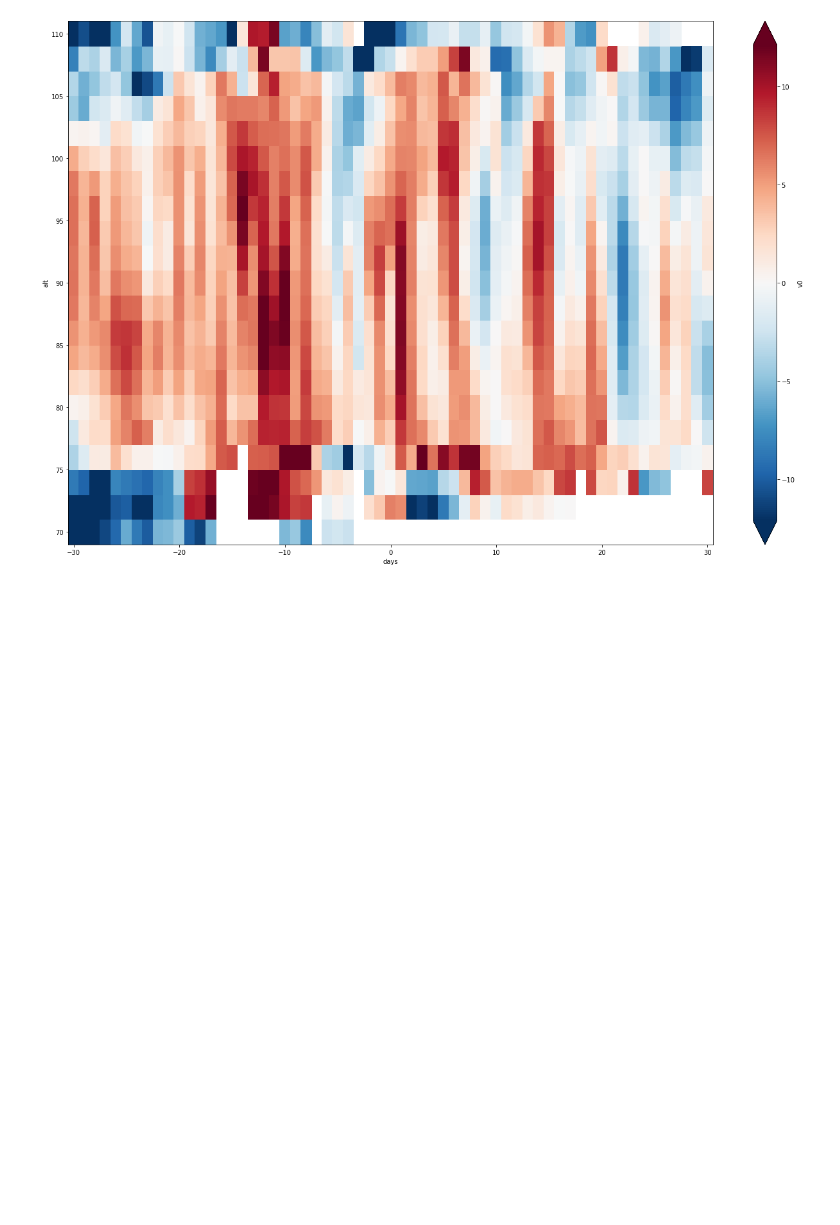
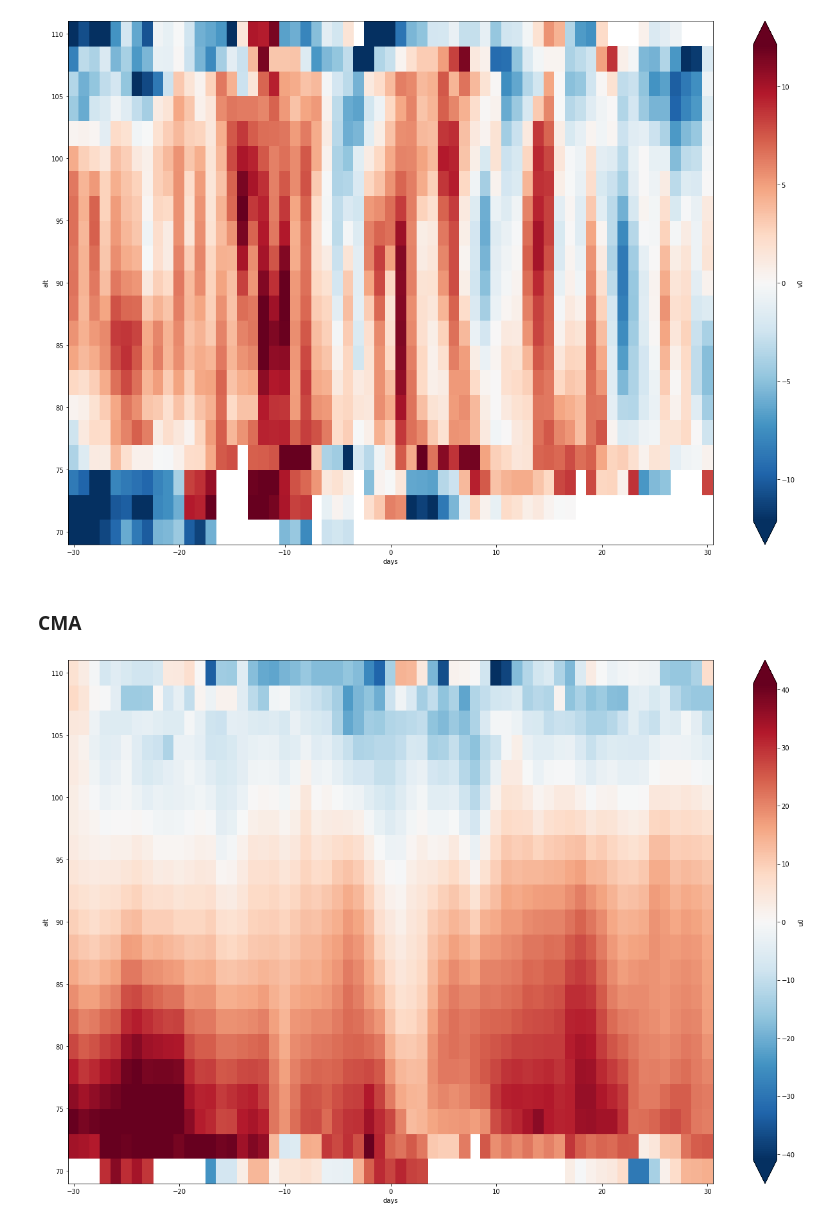
Before and after one commit to VACILT/SSW_project, a Jupyter notebook: Issue 2 - Analysis of new data.ipynb, the cells around one changed output. Saved outputs shown, nothing was run; the diff lists cells and outputs as text; code cells hidden in the pictures; blank space fills up the shorter version.

```diff
--- a/Issue 2 - Analysis of new data.ipynb
+++ b/Issue 2 - Analysis of new data.ipynb
@@ -420,3 +450,24 @@ ax35 = sea_v_rio.sel(alt = slice(70,110)).plot(x='days',size=15,robust=True)
 ax36 = sea_v_rio_anomalie.sel(alt = slice(70,110)).plot(x='days',size=15,robust=True)
 # %% [output]
 [figure]
+# %% [markdown]
+### CMA
+# %%
+ds_cma = read_group('wind','CMOR')
+u_cma = read_var(ds_cma,'u0')
+v_cma = read_var(ds_cma,'v0')
+
+u_cma_anomalie = anomalie('day',u_cma)
+# u_col_anomalie.plot(x='time',robust=True)
+
+v_cma_anomalie = anomalie('day',v_cma)
+
+sea_u_cma = sea(30,'CMOR',u_cma)
+sea_u_cma_anomalie = sea(30,'CMOR',u_cma_anomalie)
+
+sea_v_cma = sea(30,'CMOR',v_cma)
+sea_v_cma_anomalie = sea(30,'CMOR',v_cma_anomalie)
+# %%
+ax37 = sea_u_cma.sel(alt = slice(70,110)).plot(x='days',size=15,robust=True)
+# %% [output]
+[figure, added]
```
Also changed, not shown: parts of 75 cells of this notebook.
